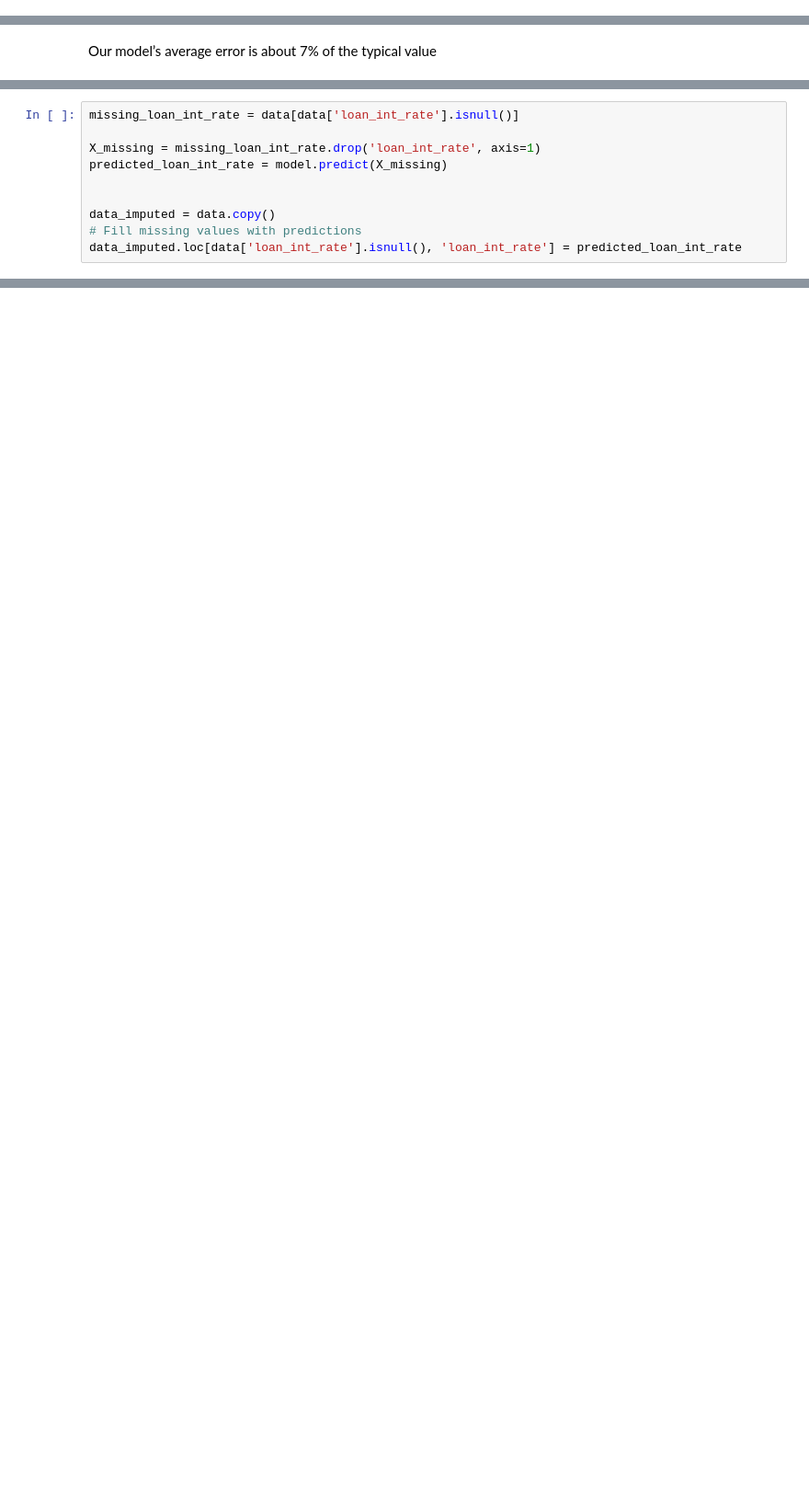
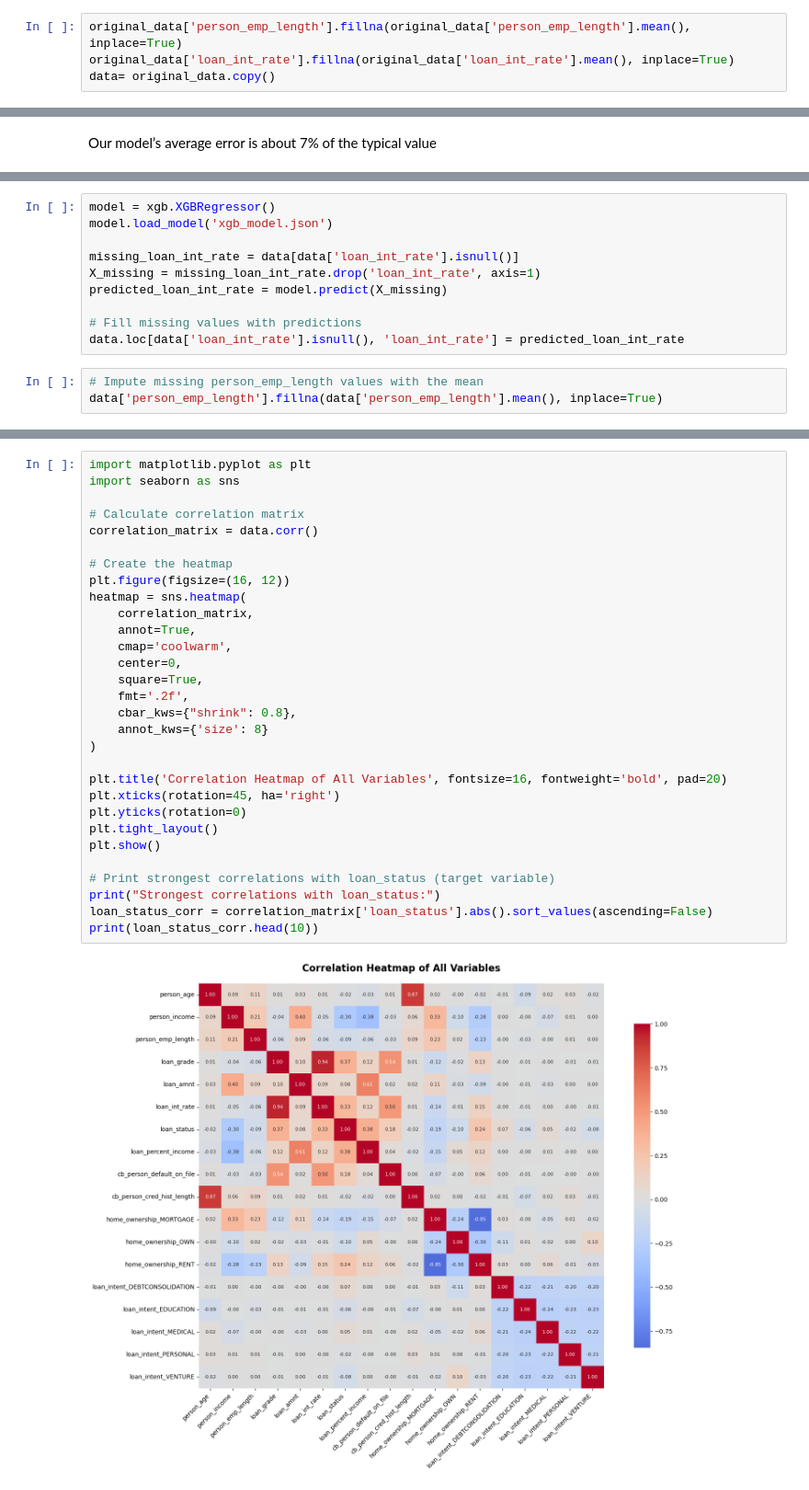
Before and after one commit to Notplays/Credit-Risk, a Jupyter notebook: notebook.ipynb, the cells around one changed output, grey strips where cells are left out. Shown at 92% size. Cells and saved outputs as stored; diff of their text form; blank space fills up the shorter version.

```diff
--- a/notebook.ipynb
+++ b/notebook.ipynb
@@ -31,2 +33,6 @@ from sklearn.metrics import mean_absolute_error
 # %%
 original_data=pd.read_csv('credit_risk_dataset.csv')
+# %%
+original_data['person_emp_length'].fillna(original_data['person_emp_length'].mean(), inplace=True)
+original_data['loan_int_rate'].fillna(original_data['loan_int_rate'].mean(), inplace=True)
+data= original_data.copy()
@@ -277,10 +284,13 @@ Our model’s average error is about 7% of the typical value
 # %%
+model = xgb.XGBRegressor()
+model.load_model('xgb_model.json')
+
 missing_loan_int_rate = data[data['loan_int_rate'].isnull()]
-
 X_missing = missing_loan_int_rate.drop('loan_int_rate', axis=1)
 predicted_loan_int_rate = model.predict(X_missing)
 
-
-data_imputed = data.copy()
 # Fill missing values with predictions
-data_imputed.loc[data['loan_int_rate'].isnull(), 'loan_int_rate'] = predicted_loan_int_rate
+data.loc[data['loan_int_rate'].isnull(), 'loan_int_rate'] = predicted_loan_int_rate
+# %%
+# Impute missing person_emp_length values with the mean
+data['person_emp_length'].fillna(data['person_emp_length'].mean(), inplace=True)
@@ -286,0 +306,32 @@ data_imputed.loc[data['loan_int_rate'].isnull(), 'loan_int_rate'] = predicted_lo
+# %%
+import matplotlib.pyplot as plt
+import seaborn as sns
+
+# Calculate correlation matrix
+correlation_matrix = data.corr()
+
+# Create the heatmap
+plt.figure(figsize=(16, 12))
+heatmap = sns.heatmap(
+    correlation_matrix,
+    annot=True,
+    cmap='coolwarm',
+    center=0,
+    square=True,
+    fmt='.2f',
+    cbar_kws={"shrink": 0.8},
+    annot_kws={'size': 8}
+)
+
+plt.title('Correlation Heatmap of All Variables', fontsize=16, fontweight='bold', pad=20)
+plt.xticks(rotation=45, ha='right')
+plt.yticks(rotation=0)
+plt.tight_layout()
+plt.show()
+
+# Print strongest correlations with loan_status (target variable)
+print("Strongest correlations with loan_status:")
+loan_status_corr = correlation_matrix['loan_status'].abs().sort_values(ascending=False)
+print(loan_status_corr.head(10))
+# %% [output]
+[figure, added]
```
Also changed, not shown: parts of 35 cells of this notebook, 2 other files.
